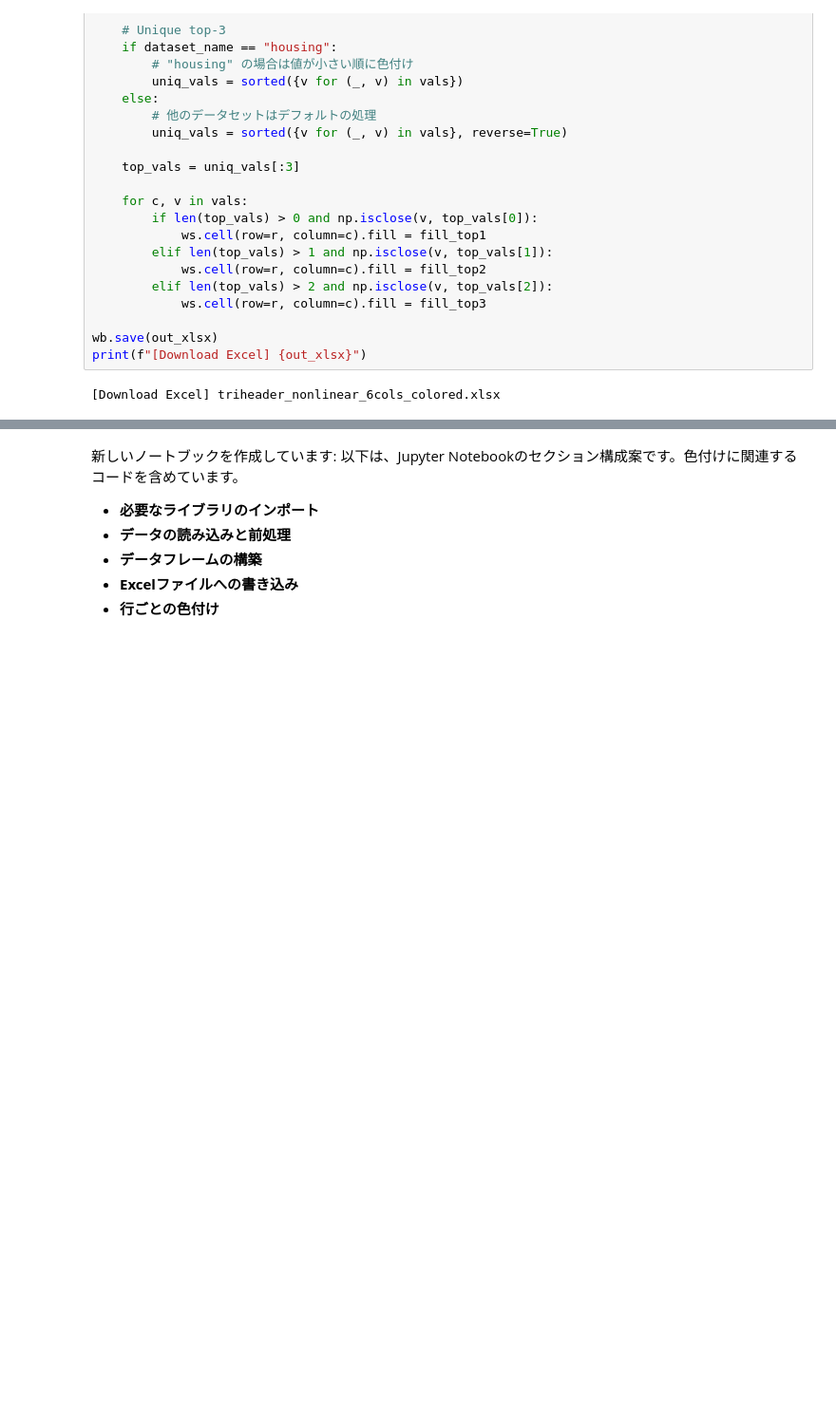
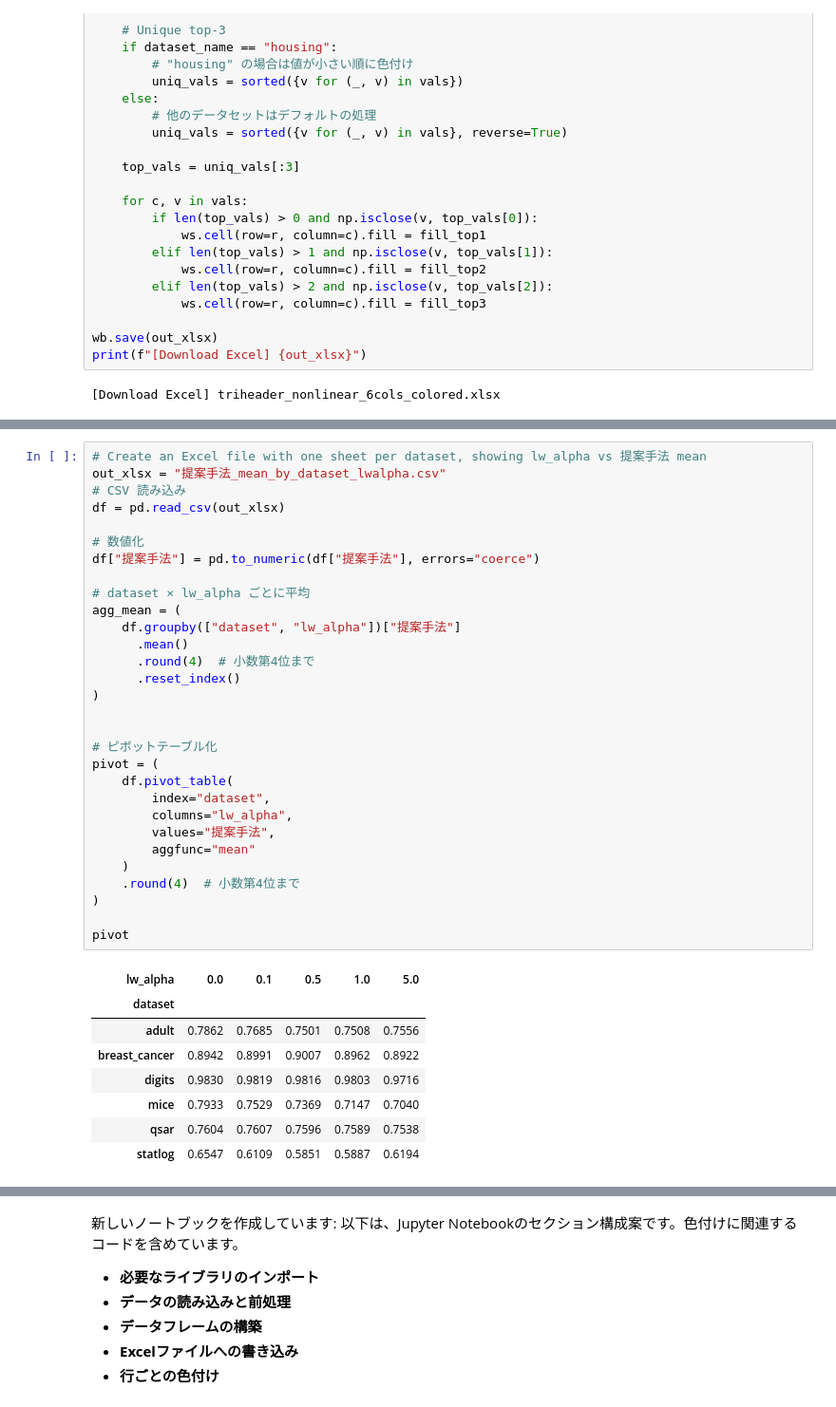
Before and after one commit to takano-lab/data-collaboration-analysis, a Jupyter notebook: src/suetake_debug.ipynb, the cells around one changed output, grey strips where cells are left out. Shown at 95% size. Saved outputs shown, nothing was run; the diff lists cells and outputs as text; blank space fills up the shorter version.

```diff
--- a/src/suetake_debug.ipynb
+++ b/src/suetake_debug.ipynb
@@ -956 +1130,40 @@ print(f"[Download Excel] {out_xlsx}")
+# %%
+# Create an Excel file with one sheet per dataset, showing lw_alpha vs 提案手法 mean
+out_xlsx = "提案手法_mean_by_dataset_lwalpha.csv"
+# CSV 読み込み
+df = pd.read_csv(out_xlsx)
+
+# 数値化
+df["提案手法"] = pd.to_numeric(df["提案手法"], errors="coerce")
+
+# dataset × lw_alpha ごとに平均
+agg_mean = (
+    df.groupby(["dataset", "lw_alpha"])["提案手法"]
+      .mean()
+      .round(4)  # 小数第4位まで
+      .reset_index()
+)
+
+
+# ピボットテーブル化
+pivot = (
+    df.pivot_table(
+        index="dataset",
+        columns="lw_alpha",
+        values="提案手法",
+        aggfunc="mean"
+    )
+    .round(4)  # 小数第4位まで
+)
+
+pivot
+# %% [output]
+| lw_alpha | 0.0 | 0.1 | 0.5 | 1.0 | 5.0 |
+| dataset |  |  |  |  |  |
+| adult | 0.7862 | 0.7685 | 0.7501 | 0.7508 | 0.7556 |
+| breast_cancer | 0.8942 | 0.8991 | 0.9007 | 0.8962 | 0.8922 |
+| digits | 0.9830 | 0.9819 | 0.9816 | 0.9803 | 0.9716 |
+| mice | 0.7933 | 0.7529 | 0.7369 | 0.7147 | 0.7040 |
+| qsar | 0.7604 | 0.7607 | 0.7596 | 0.7589 | 0.7538 |
+| statlog | 0.6547 | 0.6109 | 0.5851 | 0.5887 | 0.6194 |
 # %%
```
Also changed, not shown: parts of 4 cells of this notebook, 8 other files.
